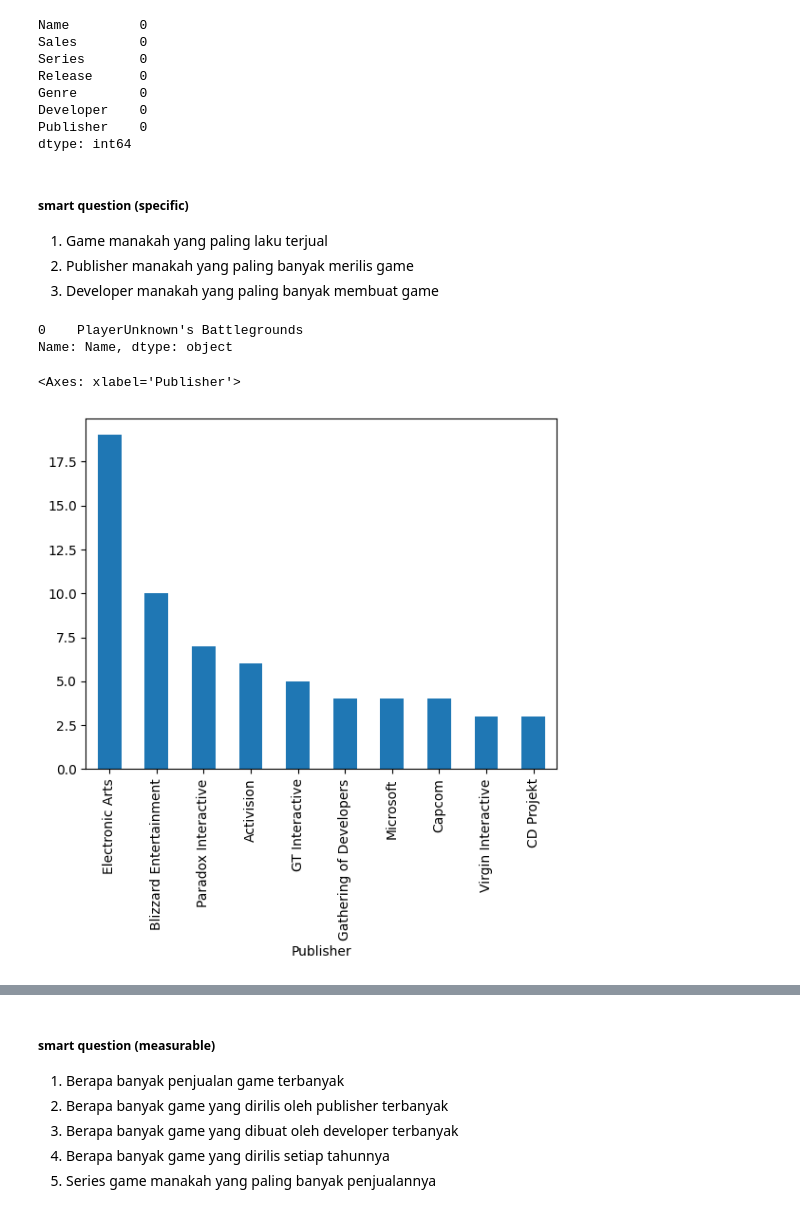
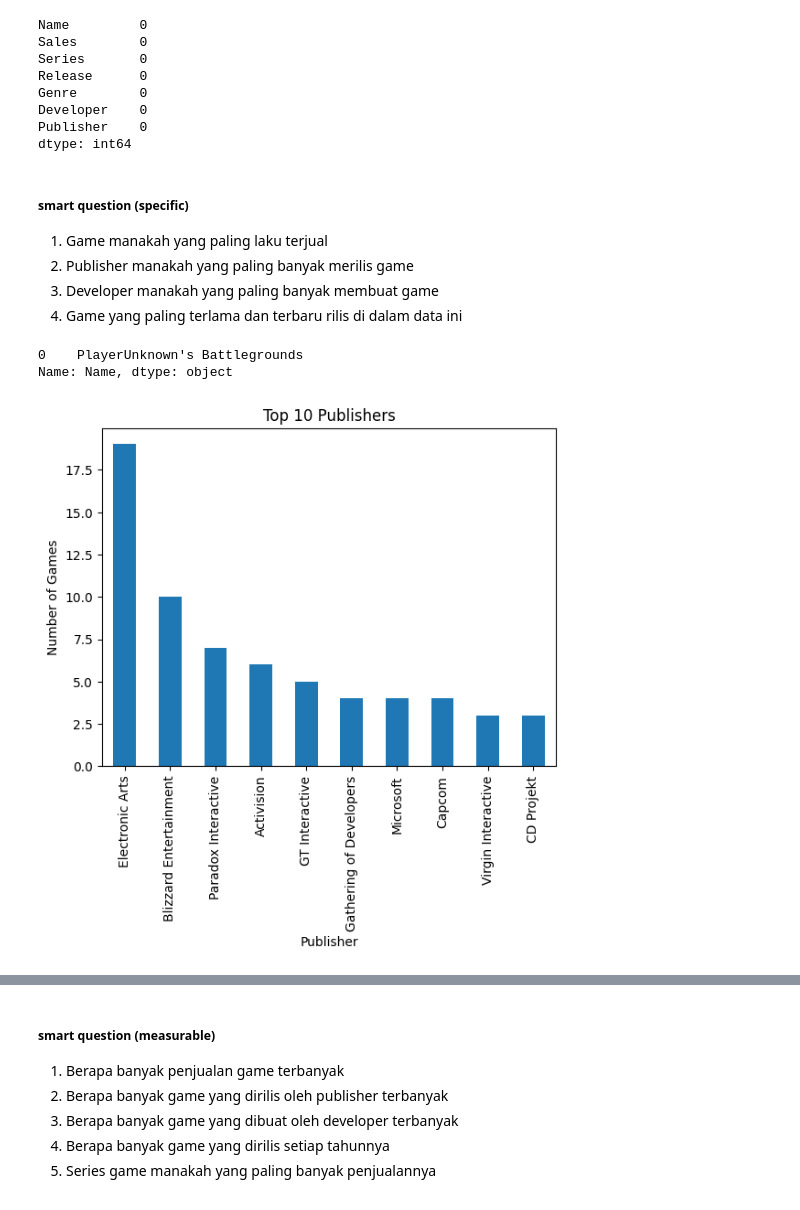
Before and after one commit to onedayxzn/Game-Sales, a Jupyter notebook: analysyst/game-sales.ipynb, the cells around one changed output, grey strips where cells are left out. Drawn from its saved outputs; the diff is of its cells as text; code cells hidden in the pictures.

```diff
--- a/analysyst/game-sales.ipynb
+++ b/analysyst/game-sales.ipynb
@@ -104,6 +105,7 @@ dtype: int64
 1. Game manakah yang paling laku terjual
 2. Publisher manakah yang paling banyak merilis game
 3. Developer manakah yang paling banyak membuat game
+4. Game yang paling terlama dan terbaru rilis di dalam data ini
 # %%
 game_sales_max_sales = game_sales[game_sales['Sales'] == game_sales['Sales'].max()]
 game_sales_max_sales['Name']
@@ -112,8 +114,11 @@ game_sales_max_sales['Name']
 Name: Name, dtype: object
 # %%
 game_sales['Publisher'].value_counts().head(10).plot(kind='bar')
+plt.title('Top 10 Publishers')
+plt.xlabel('Publisher')
+plt.ylabel('Number of Games')
+plt.show()
 # %% [output]
-<Axes: xlabel='Publisher'>
-[figure, old version]
+[figure, new version]
 # %%
 game_sales['Developer'].value_counts().head(10).plot(kind='bar')
```
Also changed, not shown: parts of 5 cells of this notebook.
